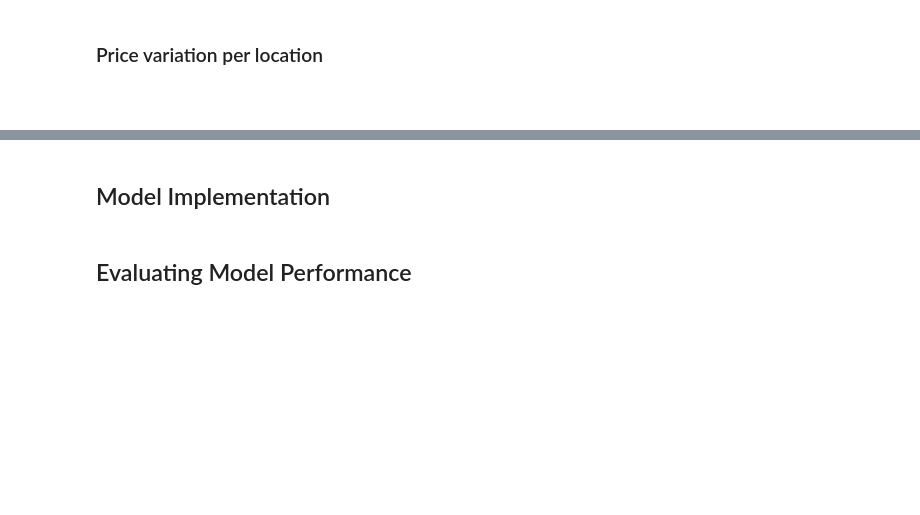
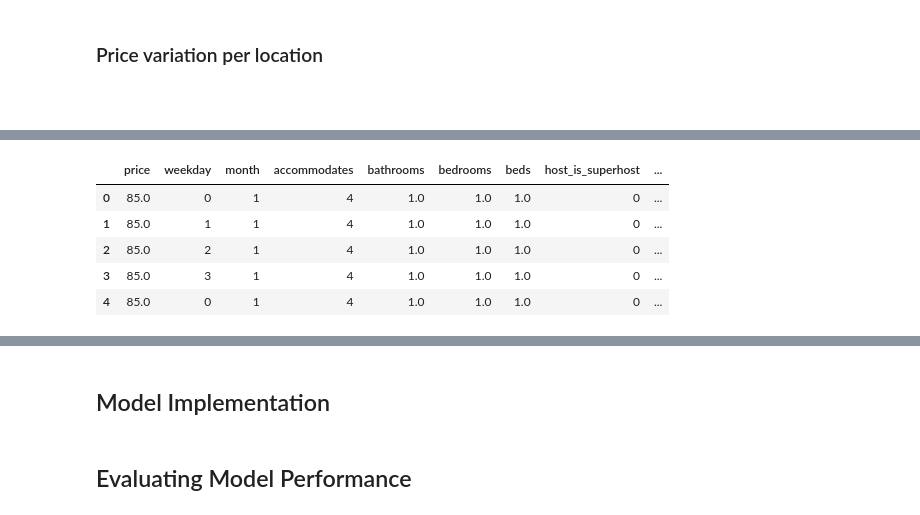
Before and after one commit to gcedeno/Analysing_Airbnb_data_Seattle, a Jupyter notebook: Project1_DS_Blog_Post.ipynb, the cells around one changed output, grey strips where cells are left out. Cells and saved outputs as stored; diff of their text form; code cells hidden in the pictures; blank space fills up the shorter version.

```diff
--- a/Project1_DS_Blog_Post.ipynb
+++ b/Project1_DS_Blog_Post.ipynb
@@ -728,0 +822,4 @@ plt.show()
+# %%
+# id's are not needed anymore
+df_merged.drop(['listing_id','id'],axis=1,inplace=True)
+df_merged.info()
@@ -728,0 +844,3 @@ plt.show()
+# %%
+#renaming large column name
+df_merged.rename(index=str,columns={'neighbourhood_group_cleansed':'place'},inplace=True)
@@ -728,0 +868,11 @@ plt.show()
+# %%
+#Selecting categorical variables to re-encode
+cat_features=['cancellation_policy','property_type','room_type','place']
+df_final = pd.get_dummies(df_merged,columns=cat_features,dummy_na=False)
+# %% [output]
+|  | price | weekday | month | accommodates | bathrooms | bedrooms | beds | host_is_superhost | ... |
+| 0 | 85.0 | 0 | 1 | 4 | 1.0 | 1.0 | 1.0 | 0 | ... |
+| 1 | 85.0 | 1 | 1 | 4 | 1.0 | 1.0 | 1.0 | 0 | ... |
+| 2 | 85.0 | 2 | 1 | 4 | 1.0 | 1.0 | 1.0 | 0 | ... |
+| 3 | 85.0 | 3 | 1 | 4 | 1.0 | 1.0 | 1.0 | 0 | ... |
+| 4 | 85.0 | 0 | 1 | 4 | 1.0 | 1.0 | 1.0 | 0 | ... |
```
Also changed, not shown: parts of 39 cells of this notebook.
